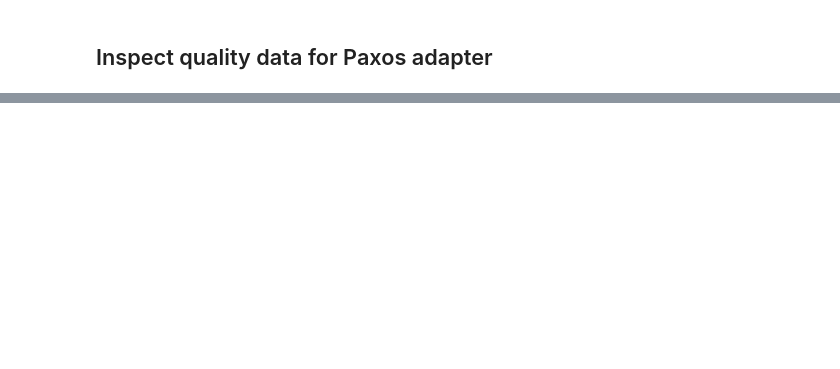
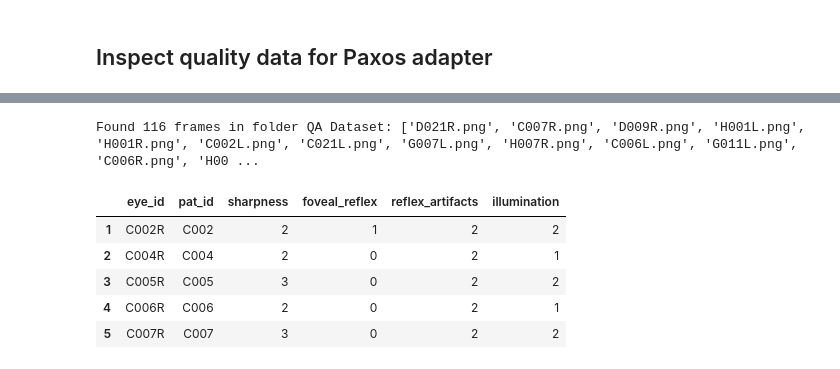
Before and after one commit to AgenoDrei/DetectingDiabeticRetinopathyFromSmartphoneVideoFundus, a Jupyter notebook: project/scripts/inspect_paxos_annotation.ipynb, the cells around one changed output, grey strips where cells are left out. Cells and saved outputs as stored; diff of their text form; code cells hidden in the pictures; blank space fills up the shorter version.

```diff
--- a/project/scripts/inspect_paxos_annotation.ipynb
+++ b/project/scripts/inspect_paxos_annotation.ipynb
@@ -32,11 +52,18 @@ desc_df.head()
 # %%
-path = '/data/simon/ownCloud/Data/QA Dataset'
-paths = [f for f in os.listdir(path) if f.endswith('png')]
-print(f'Found {len(paths)} frames in folder {path}: {paths}')
+paths = [f for f in os.listdir(BASE_DATA_PATH + 'QA Dataset') if f.endswith('png')]
+print(f'Found {len(paths)} frames in folder QA Dataset: {paths}')
 
 path_index = sorted([p.replace('.png', '') for p in paths])
 #for p in paths:
 #    image_path = os.path.join(os.getcwd(), path, p)
 qa_df: pd.DataFrame = df[df['eye_id'].isin(path_index)]
 qa_df.head()
+# %% [output]
+Found 116 frames in folder QA Dataset: ['D021R.png', 'C007R.png', 'D009R.png', 'H001L.png', 'H001R.png', 'C002L.png', 'C021L.png', 'G007L.png', 'H007R.png', 'C006L.png', 'G011L.png', 'C006R.png', 'H00 ...
+|  | eye_id | pat_id | sharpness | foveal_reflex | reflex_artifacts | illumination |
+| 1 | C002R | C002 | 2 | 1 | 2 | 2 |
+| 2 | C004R | C004 | 2 | 0 | 2 | 1 |
+| 3 | C005R | C005 | 3 | 0 | 2 | 2 |
+| 4 | C006R | C006 | 2 | 0 | 2 | 1 |
+| 5 | C007R | C007 | 3 | 0 | 2 | 2 |
 # %%
```
Also changed, not shown: parts of 9 cells of this notebook, 6 other files.
